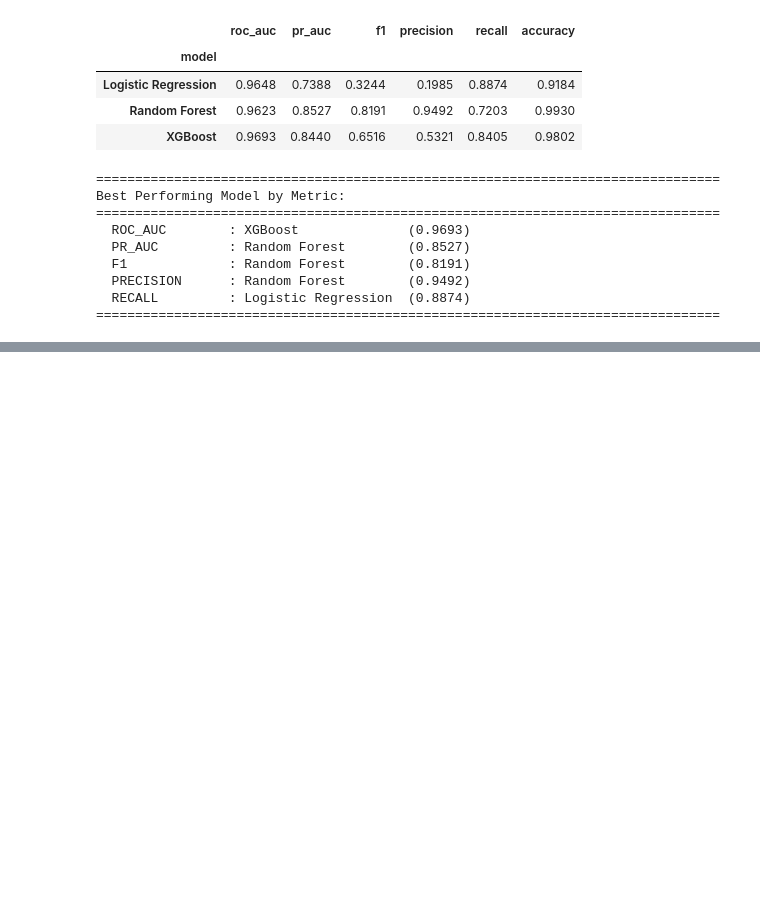
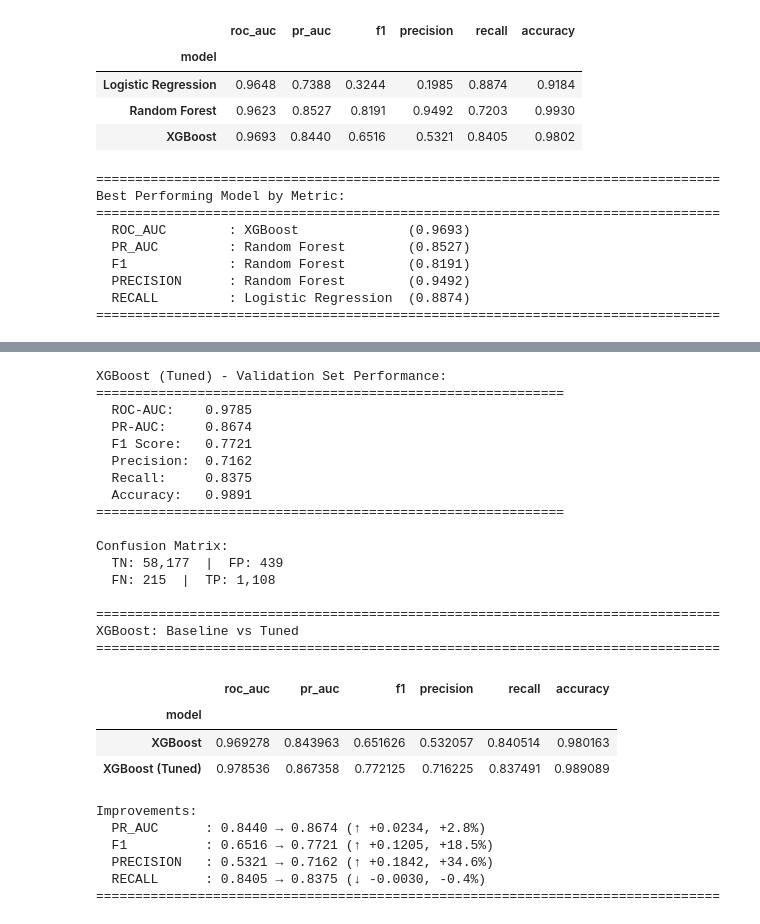
Before and after one commit to denshe/ecom-fraud-detection, a Jupyter notebook: fraud_transactions_eda_training.ipynb, the cells around one changed output, grey strips where cells are left out. Cells and saved outputs as stored; diff of their text form; code cells hidden in the pictures; blank space fills up the shorter version.

```diff
--- a/fraud_transactions_eda_training.ipynb
+++ b/fraud_transactions_eda_training.ipynb
@@ -897,0 +1538,57 @@ plt.show()
+# %%
+# evaluate tuned XGBoost on validation dataset
+xgb_tuned_metrics = evaluate_model(
+    xgb_search.best_estimator_,
+    X_val,
+    y_val,
+    model_name="XGBoost (Tuned)",
+    dataset_name="Validation"
+)
+
+# Compare with baseline
+print("\n" + "=" * 80)
+print("XGBoost: Baseline vs Tuned")
+print("=" * 80)
+comparison_xgb = pd.DataFrame([xgb_metrics, xgb_tuned_metrics])
+comparison_xgb = comparison_xgb.set_index('model')
+comparison_xgb = comparison_xgb.drop(columns=['dataset'])
+display(comparison_xgb)
+
+# Calculate improvements
+print("\nImprovements:")
+for metric in ['pr_auc', 'f1', 'precision', 'recall']:
+    baseline_val = xgb_metrics[metric]
+    tuned_val = xgb_tuned_metrics[metric]
+    improvement = tuned_val - baseline_val
+    improvement_pct = (improvement / baseline_val) * 100
+    symbol = "↑" if improvement > 0 else "↓" if improvement < 0 else "="
+    print(f"  {metric.upper():12s}: {baseline_val:.4f} → {tuned_val:.4f} ({symbol} {improvement:+.4f}, {improvement_pct:+.1f}%)")
+print("=" * 80)
+# %% [output]
+XGBoost (Tuned) - Validation Set Performance:
+============================================================
+  ROC-AUC:    0.9785
+  PR-AUC:     0.8674
+  F1 Score:   0.7721
+  Precision:  0.7162
+  Recall:     0.8375
+  Accuracy:   0.9891
+============================================================
+
+Confusion Matrix:
+  TN: 58,177  |  FP: 439
+  FN: 215  |  TP: 1,108
+
+================================================================================
+XGBoost: Baseline vs Tuned
+================================================================================
+|  | roc_auc | pr_auc | f1 | precision | recall | accuracy |
+| model |  |  |  |  |  |  |
+| XGBoost | 0.969278 | 0.843963 | 0.651626 | 0.532057 | 0.840514 | 0.980163 |
+| XGBoost (Tuned) | 0.978536 | 0.867358 | 0.772125 | 0.716225 | 0.837491 | 0.989089 |
+Improvements:
+  PR_AUC      : 0.8440 → 0.8674 (↑ +0.0234, +2.8%)
+  F1          : 0.6516 → 0.7721 (↑ +0.1205, +18.5%)
+  PRECISION   : 0.5321 → 0.7162 (↑ +0.1842, +34.6%)
+  RECALL      : 0.8405 → 0.8375 (↓ -0.0030, -0.4%)
+================================================================================
```
Also changed, not shown: parts of 21 cells of this notebook, 2 other files.
